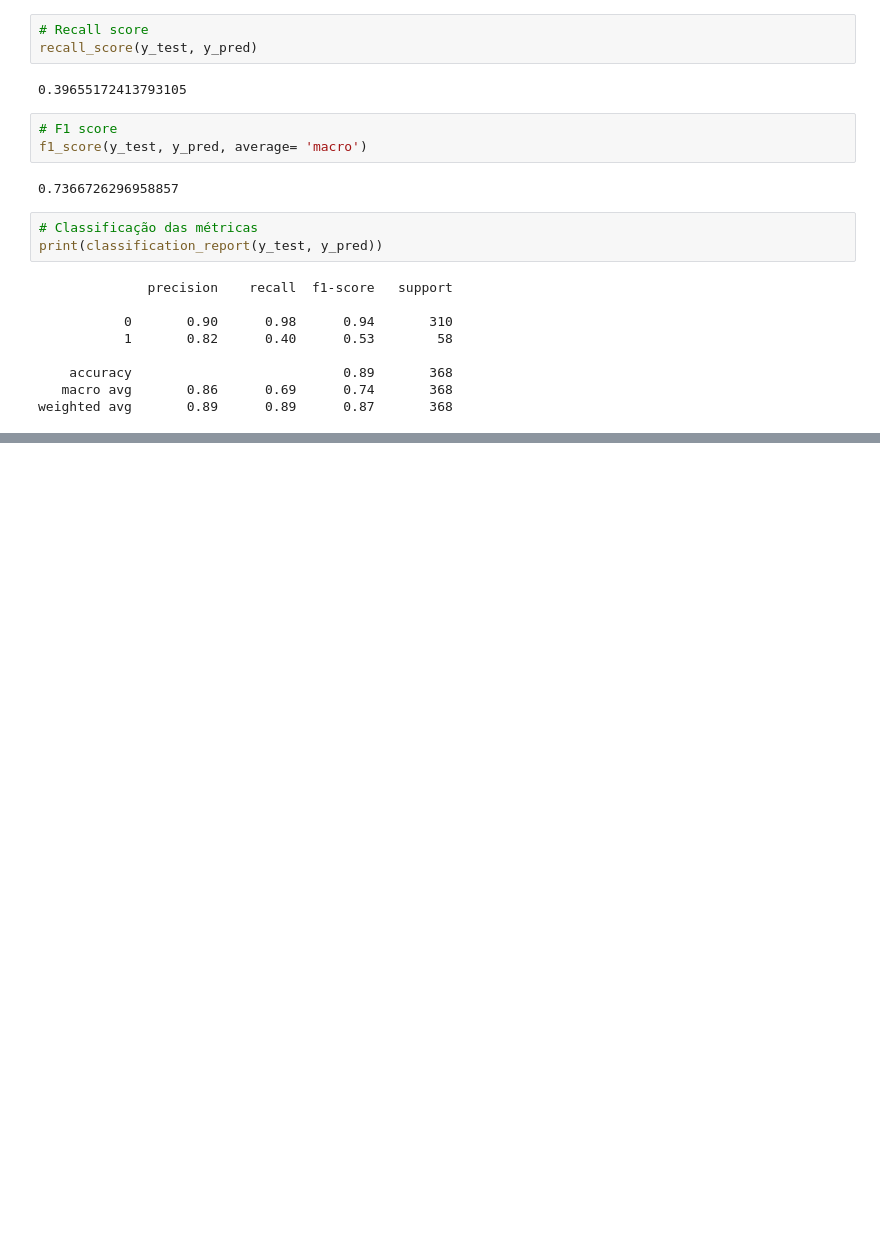
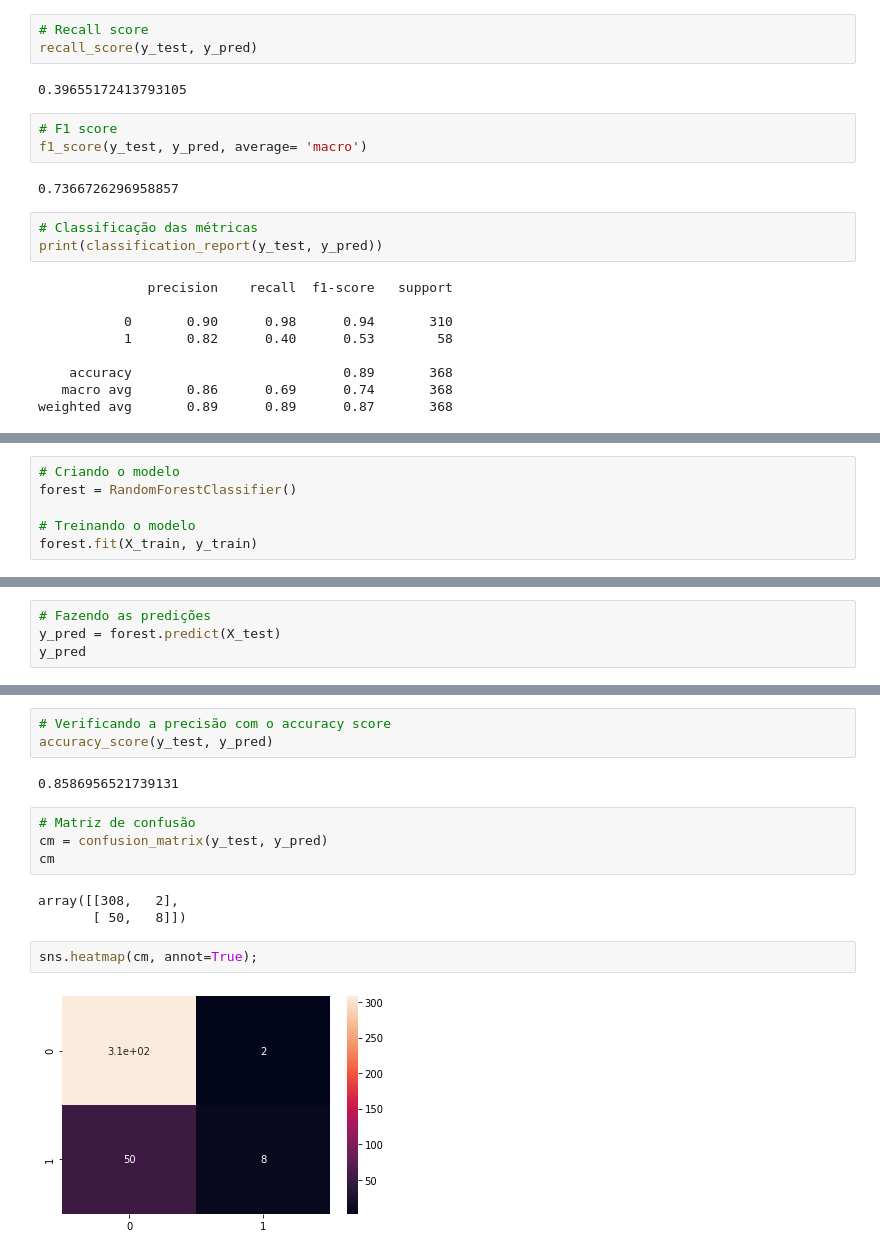
Before and after one commit to Mario-RJunior/Recursos_humanos_ML, a Jupyter notebook: Recursos_Humanos.ipynb, the cells around one changed output, grey strips where cells are left out. Drawn from its saved outputs; the diff is of its cells as text; blank space fills up the shorter version.

```diff
--- a/Recursos_Humanos.ipynb
+++ b/Recursos_Humanos.ipynb
@@ -534,0 +540,6 @@ weighted avg       0.89      0.89      0.87       368
+# %%
+# Criando o modelo
+forest = RandomForestClassifier()
+
+# Treinando o modelo
+forest.fit(X_train, y_train)
@@ -534,0 +555,4 @@ weighted avg       0.89      0.89      0.87       368
+# %%
+# Fazendo as predições
+y_pred = forest.predict(X_test)
+y_pred
@@ -534,0 +577,16 @@ weighted avg       0.89      0.89      0.87       368
+# %%
+# Verificando a precisão com o accuracy score
+accuracy_score(y_test, y_pred)
+# %% [output]
+0.8586956521739131
+# %%
+# Matriz de confusão
+cm = confusion_matrix(y_test, y_pred)
+cm
+# %% [output]
+array([[308,   2],
+       [ 50,   8]])
+# %%
+sns.heatmap(cm, annot=True);
+# %% [output]
+[figure, added]
```
Also changed, not shown: parts of 17 cells of this notebook.
